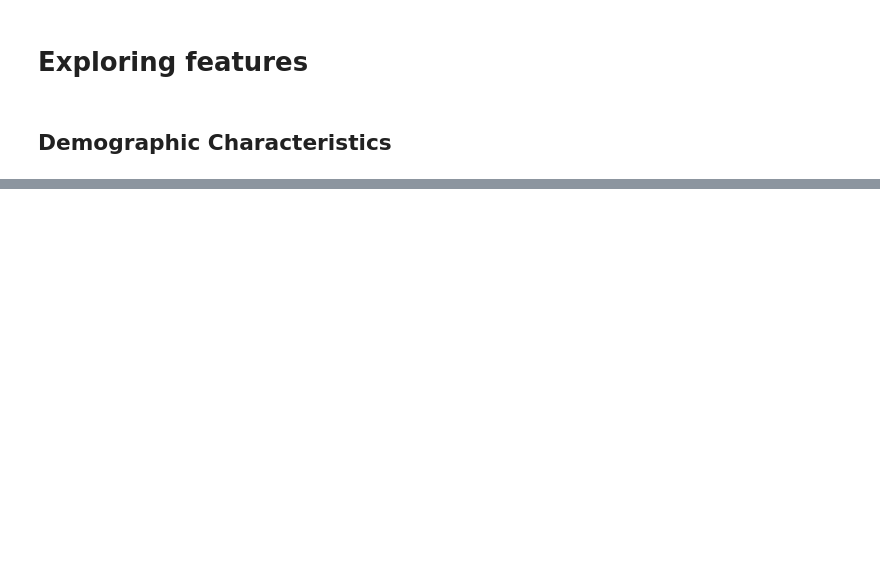
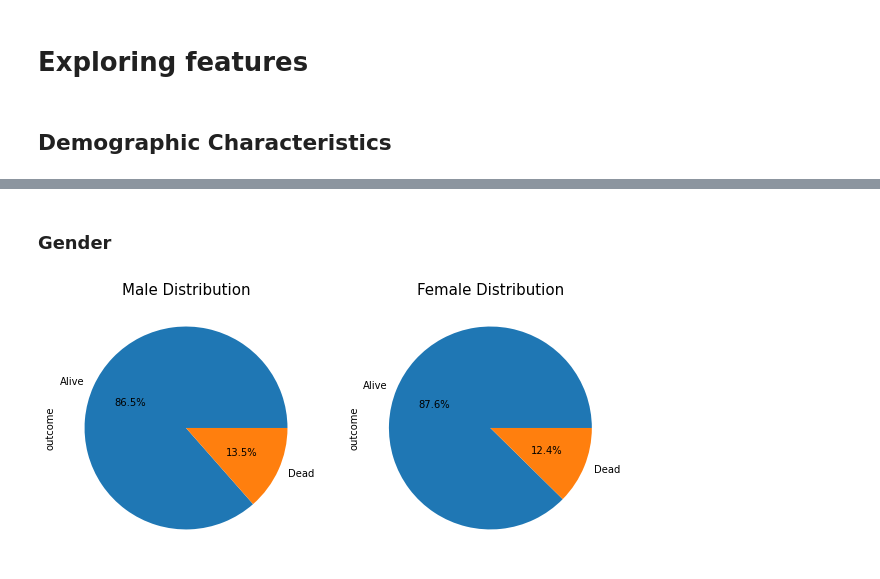
Before and after one commit to yashveersinghsohi/Hospital_Mortality_Prediction, a Jupyter notebook: Hospital_00_Preliminary_EDA.ipynb, the cells around one changed output, grey strips where cells are left out. Cells and saved outputs as stored; diff of their text form; code cells hidden in the pictures; blank space fills up the shorter version.

```diff
--- a/Hospital_00_Preliminary_EDA.ipynb
+++ b/Hospital_00_Preliminary_EDA.ipynb
@@ -195,0 +241,16 @@ plt.show()
+# %% [markdown]
+### Gender
+# %%
+fig, ax = plt.subplots(1, 2, figsize=(10, 5))
+
+male = train[train["gendera"]==1]
+male["outcome"].map({0:"Alive", 1:"Dead"}).value_counts().plot.pie(autopct="%.1f%%", ax=ax[0])
+ax[0].set_title("Male Distribution", size=15)
+
+female = train[train["gendera"]==2]
+female["outcome"].map({0:"Alive", 1:"Dead"}).value_counts().plot.pie(autopct="%.1f%%", ax=ax[1])
+ax[1].set_title("Female Distribution", size=15)
+
+plt.show()
+# %% [output]
+[figure, added]
```
Also changed, not shown: parts of 78 cells of this notebook.
